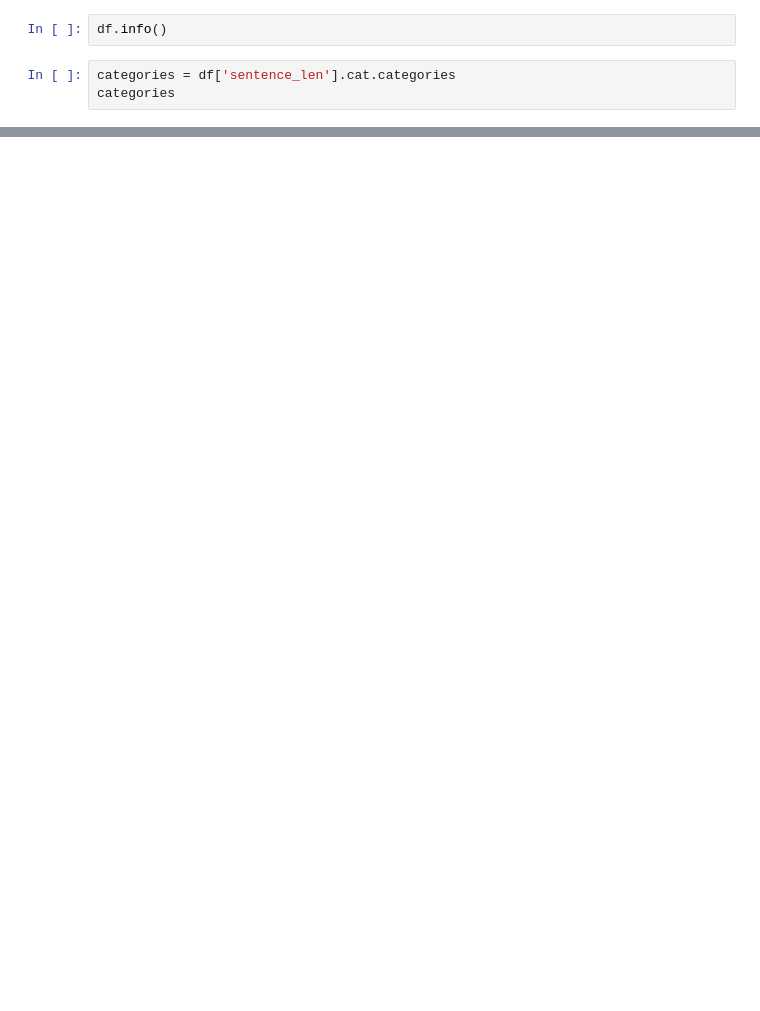
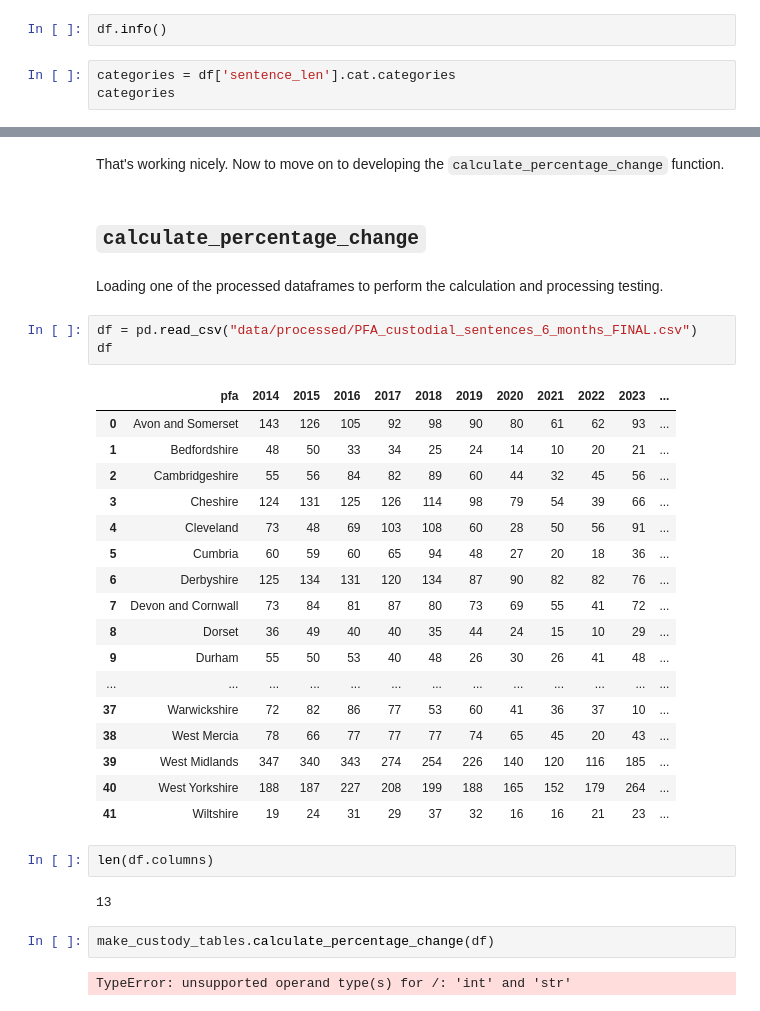
Before and after one commit to Prison-Reform-Trust/womens-imprisonment-PFA, a Jupyter notebook: notebooks/processing_data/1.2-ah-filter-sentence-length.ipynb, the cells around one changed output, grey strips where cells are left out. Cells and saved outputs as stored; diff of their text form; blank space fills up the shorter version.

Commit message:
development and testing for make_custody_tables.py

```diff
--- a/notebooks/processing_data/1.2-ah-filter-sentence-length.ipynb
+++ b/notebooks/processing_data/1.2-ah-filter-sentence-length.ipynb
@@ -22,0 +118,35 @@ filter_sentence_length.load_and_process_data()
+# %% [markdown]
+That's working nicely. Now to move on to developing the `calculate_percentage_change` function.
+# %% [markdown]
+## `calculate_percentage_change`
+# %% [markdown]
+Loading one of the processed dataframes to perform the calculation and processing testing.
+# %%
+df = pd.read_csv("data/processed/PFA_custodial_sentences_6_months_FINAL.csv")
+df
+# %% [output]
+|  | pfa | 2014 | 2015 | 2016 | 2017 | 2018 | 2019 | 2020 | 2021 | 2022 | 2023 | ... |
+| 0 | Avon and Somerset | 143 | 126 | 105 | 92 | 98 | 90 | 80 | 61 | 62 | 93 | ... |
+| 1 | Bedfordshire | 48 | 50 | 33 | 34 | 25 | 24 | 14 | 10 | 20 | 21 | ... |
+| 2 | Cambridgeshire | 55 | 56 | 84 | 82 | 89 | 60 | 44 | 32 | 45 | 56 | ... |
+| 3 | Cheshire | 124 | 131 | 125 | 126 | 114 | 98 | 79 | 54 | 39 | 66 | ... |
+| 4 | Cleveland | 73 | 48 | 69 | 103 | 108 | 60 | 28 | 50 | 56 | 91 | ... |
+| 5 | Cumbria | 60 | 59 | 60 | 65 | 94 | 48 | 27 | 20 | 18 | 36 | ... |
+| 6 | Derbyshire | 125 | 134 | 131 | 120 | 134 | 87 | 90 | 82 | 82 | 76 | ... |
+| 7 | Devon and Cornwall | 73 | 84 | 81 | 87 | 80 | 73 | 69 | 55 | 41 | 72 | ... |
+| 8 | Dorset | 36 | 49 | 40 | 40 | 35 | 44 | 24 | 15 | 10 | 29 | ... |
+| 9 | Durham | 55 | 50 | 53 | 40 | 48 | 26 | 30 | 26 | 41 | 48 | ... |
+| ... | ... | ... | ... | ... | ... | ... | ... | ... | ... | ... | ... | ... |
+| 37 | Warwickshire | 72 | 82 | 86 | 77 | 53 | 60 | 41 | 36 | 37 | 10 | ... |
+| 38 | West Mercia | 78 | 66 | 77 | 77 | 77 | 74 | 65 | 45 | 20 | 43 | ... |
+| 39 | West Midlands | 347 | 340 | 343 | 274 | 254 | 226 | 140 | 120 | 116 | 185 | ... |
+| 40 | West Yorkshire | 188 | 187 | 227 | 208 | 199 | 188 | 165 | 152 | 179 | 264 | ... |
+| 41 | Wiltshire | 19 | 24 | 31 | 29 | 37 | 32 | 16 | 16 | 21 | 23 | ... |
+# %%
+len(df.columns)
+# %% [output]
+13
+# %%
+make_custody_tables.calculate_percentage_change(df)
+# %% [output]
+TypeError: unsupported operand type(s) for /: 'int' and 'str'
```
Also changed, not shown: parts of 20 cells of this notebook.
